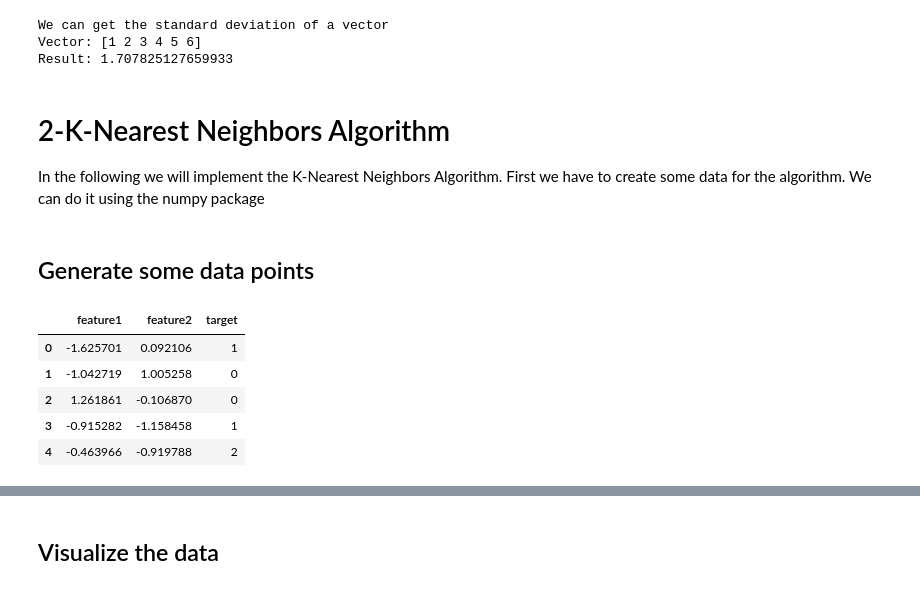
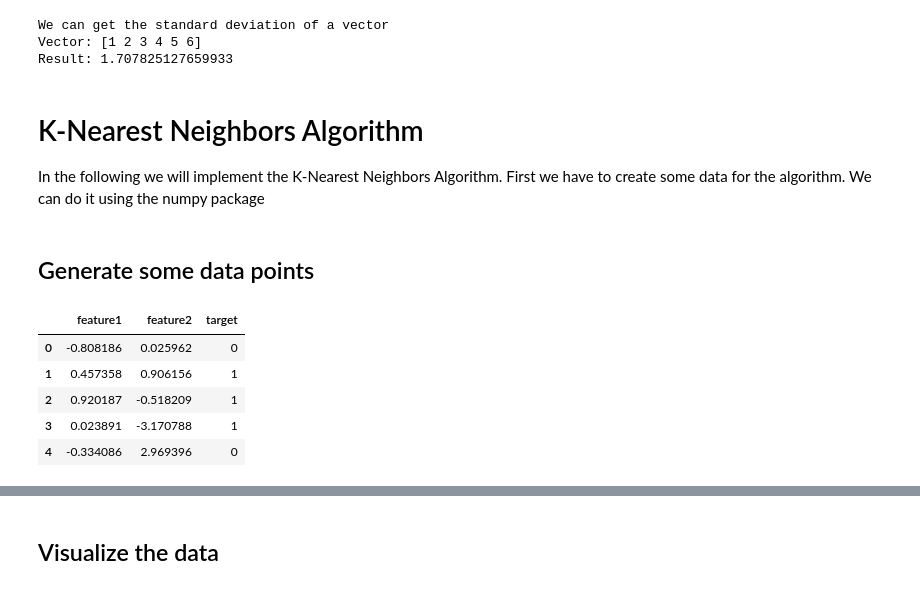
Before and after one commit to olethrosdc/machine-learning-neuch, a Jupyter notebook: BSc/src/KNN/knn lab-bachelor.ipynb, the cells around one changed output, grey strips where cells are left out. Cells and saved outputs as stored; diff of their text form; code cells hidden in the pictures.

```diff
--- a/BSc/src/KNN/knn lab-bachelor.ipynb
+++ b/BSc/src/KNN/knn lab-bachelor.ipynb
@@ -197,7 +199,7 @@ We can get the standard deviation of a vector
 Vector: [1 2 3 4 5 6]
 Result: 1.707825127659933
 # %% [markdown]
-# 2-K-Nearest Neighbors Algorithm
+# K-Nearest Neighbors Algorithm
 
 In the following we will implement the K-Nearest Neighbors Algorithm.
 First we have to create some data for the algorithm. We can do it using the numpy package
@@ -206,33 +208,40 @@ First we have to create some data for the algorithm. We can do it using the nump
 # %%
 import numpy as np
 import pandas as pd
 import matplotlib.pyplot as plt
 import random
 import statistics
-
+import seaborn as sns
 
 # Generate normally distributed data with mean 0 and standard deviation 1, 100 samples, 3 classes and 2 features.
 n_samples=100
-class_prob = [0.33, 0.33, 0.34]
-x = np.random.normal(loc = 0.0, scale= 1.0, size = (n_samples, 2))
+n_classes = 3 # number of classes
+n_dim = 2 # number of dimensions in x
+class_prob = [0.33, 0.33, 0.34] # set class probabilities
+centers = np.random.normal(size=[n_classes, n_dim]) # generate class centers: each class has a Gaussian distribution with a different center
+
+# first generate the class labels
 y = np.random.choice(3, p=class_prob, size=n_samples)
 
+# then, generate the x depending on the class label
+x = np.zeros([n_samples, n_dim])
+for t in range(n_samples):
+    x[t] = np.random.normal(loc = centers[y[t]])
 
-# Convert the feature array `x` to a DataFrame with columns 'feature1' and 'feature2'
+
+# Convert the feature array `x` to a DataFrame with columns 'feature1' and 'feature2' - only works for n_dim = 2!
 x = pd.DataFrame(data=x, columns=['feature1', 'feature2'])
-
 # Convert the target array `y` to a DataFrame with column 'target'
 y = pd.DataFrame(data=y, columns=['target'])
-
-# Combine the feature DataFrame and target DataFrame into a single DataFrame
+# Combine the feature DataFrame and target DataFrame into a single DataFrame, used for plotting
 data = pd.concat([x, y], axis=1)
 
 # Display the first few rows of the combined DataFrame
 data.head()
 # %% [output]
 |  | feature1 | feature2 | target |
-| 0 | -1.625701 | 0.092106 | 1 |
-| 1 | -1.042719 | 1.005258 | 0 |
-| 2 | 1.261861 | -0.106870 | 0 |
-| 3 | -0.915282 | -1.158458 | 1 |
-| 4 | -0.463966 | -0.919788 | 2 |
+| 0 | -0.808186 | 0.025962 | 0 |
+| 1 | 0.457358 | 0.906156 | 1 |
+| 2 | 0.920187 | -0.518209 | 1 |
+| 3 | 0.023891 | -3.170788 | 1 |
+| 4 | -0.334086 | 2.969396 | 0 |
```
Also changed, not shown: parts of 9 cells of this notebook.
